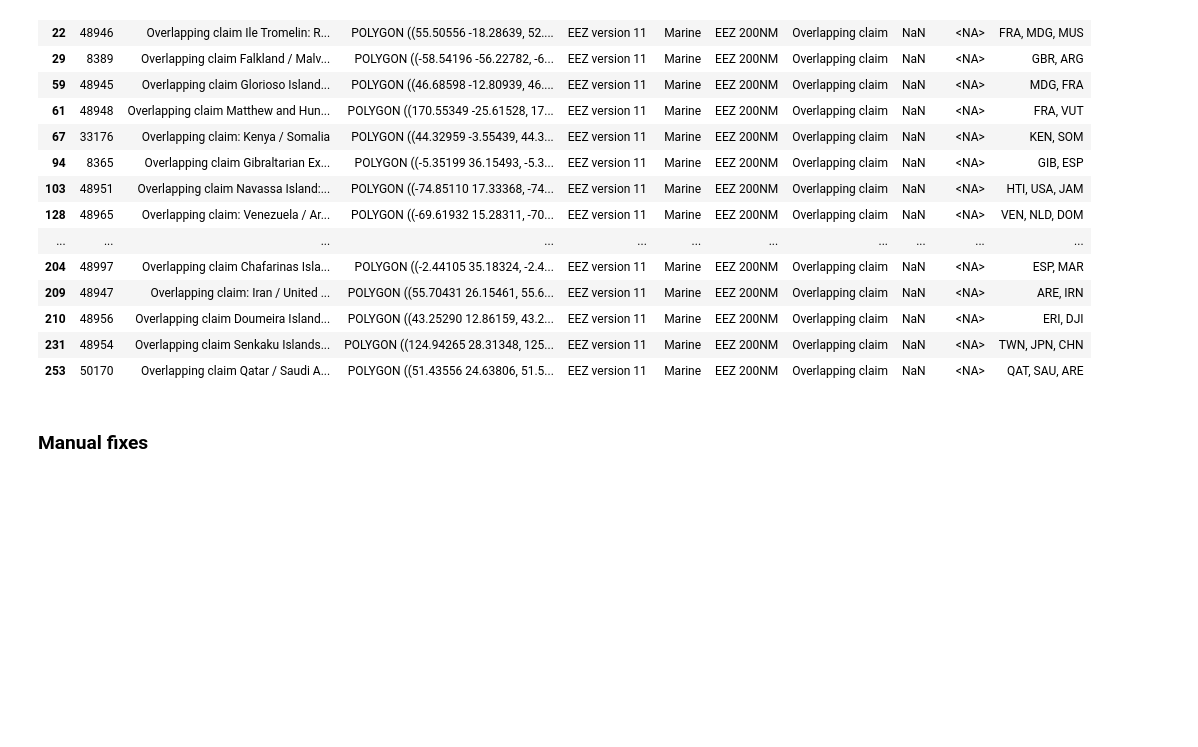
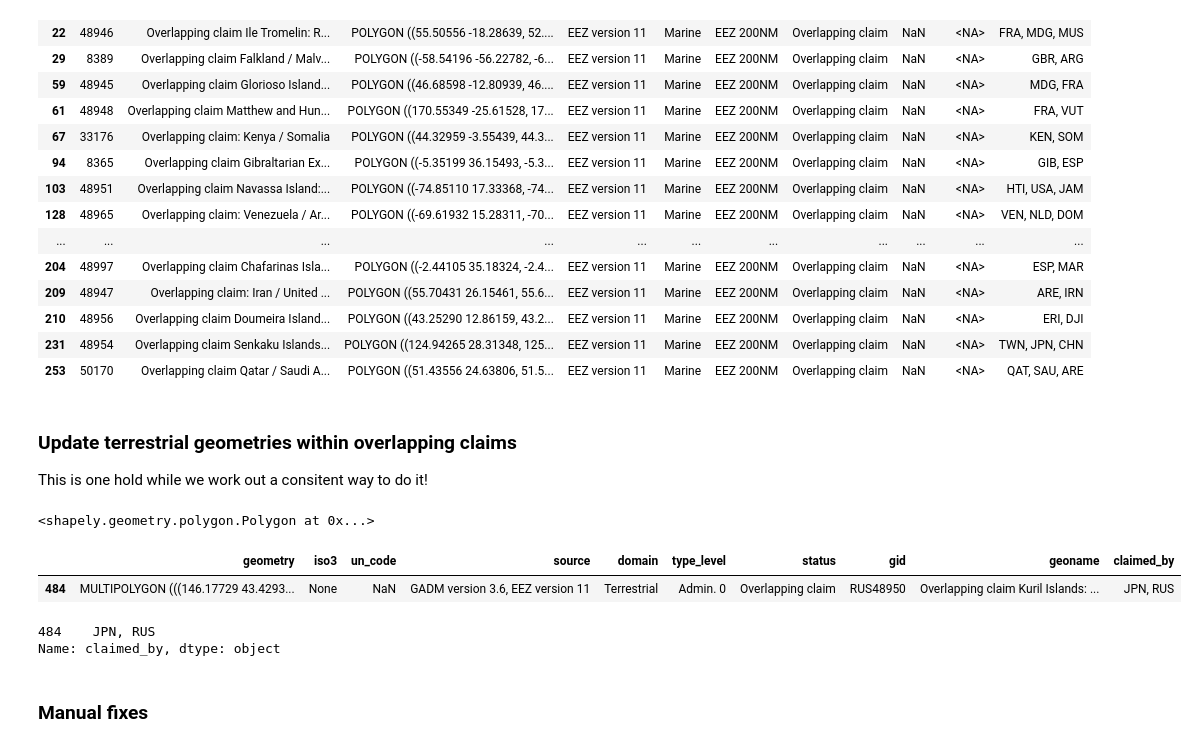
Before and after one commit to Vizzuality/mangrove-atlas-data, a Jupyter notebook: create_gadm_eez_boundaries.ipynb, the cells around one changed output. Saved outputs shown, nothing was run; the diff lists cells and outputs as text; code cells hidden in the pictures; blank space fills up the shorter version.

```diff
--- a/create_gadm_eez_boundaries.ipynb
+++ b/create_gadm_eez_boundaries.ipynb
@@ -863,6 +841,67 @@ See the caveats in the documentation: https://pandas.pydata.org/pandas-docs/stab
 | 210 | 48956 | Overlapping claim Doumeira Island... | POLYGON ((43.25290 12.86159, 43.2... | EEZ version 11 | Marine | EEZ 200NM | Overlapping claim | NaN | <NA> | ERI, DJI |
 | 231 | 48954 | Overlapping claim Senkaku Islands... | POLYGON ((124.94265 28.31348, 125... | EEZ version 11 | Marine | EEZ 200NM | Overlapping claim | NaN | <NA> | TWN, JPN, CHN |
 | 253 | 50170 | Overlapping claim Qatar / Saudi A... | POLYGON ((51.43556 24.63806, 51.5... | EEZ version 11 | Marine | EEZ 200NM | Overlapping claim | NaN | <NA> | QAT, SAU, ARE |
+# %% [markdown]
+### Update terrestrial geometries within overlapping claims
+
+This is one hold while we work out a consitent way to do it!
+# %%
+import geopandas as gpd
+import numpy as np
+
+oc = gadm_eez.loc[(gadm_eez['status'] == 'Overlapping claim') & (gadm_eez['domain'] == 'Marine'),]
+#oc
+#ter = gadm_eez.loc[(gadm_eez['domain'] == 'Terrestrial'),]
+#ter
+tst = oc.loc[oc['gid']==48950]
+#tst
+
+b = exterior_to_polygon(tst)
+b
+
+#print(tst.geometry.values[0])
+
+#claimed_by = tst['claimed_by'].values.tolist()[0].split(', ')
+#print(claimed_by)
+#s = ter.loc[ter['iso3'].isin(['JPN'])]
+#s
+
+#b = tst.convex_hull
+#tst.plot()
+#b.plot()
+
+#clip = gpd.clip(s,b)
+#clip
+#clip.plot()
+#tst
+#print(concat_strs(clip['source'].values[0], tst['source'].values[0], sep = ", "))
+
+
+#gpd.GeoDataFrame()
+#gpd.overlay(s, b, how='difference')
+# %% [output]
+<shapely.geometry.polygon.Polygon at 0x...>
+# %%
+gpd.GeoDataFrame(
+    {'iso3':[None],
+     'un_code':[np.nan],
+     'source': [concat_strs(clip['source'].values[0], tst['source'].values[0], sep = ", ")],
+     'domain': ['Terrestrial'],
+     'type_level': clip['type_level'].values,
+     'status': tst['status'].values,
+     'gid': [concat_strs(clip['gid'].values[0], tst['gid'].values[0], sep = "")],
+     'geoname': tst['geoname'],
+     'claimed_by': tst['claimed_by'].values,
+     'geometry': clip['geometry'].values
+}, crs='EPSG:4326')
+# %% [output]
+|  | geometry | iso3 | un_code | source | domain | type_level | status | gid | geoname | claimed_by |
+| 484 | MULTIPOLYGON (((146.17729 43.4293... | None | NaN | GADM version 3.6, EEZ version 11 | Terrestrial | Admin. 0 | Overlapping claim | RUS48950 | Overlapping claim Kuril Islands: ... | JPN, RUS |
+# %%
+tst['claimed_by']
+# %% [output]
+484    JPN, RUS
+Name: claimed_by, dtype: object
 # %% [markdown]
 ### Manual fixes
 # %%
```
Also changed, not shown: parts of 21 cells of this notebook.
